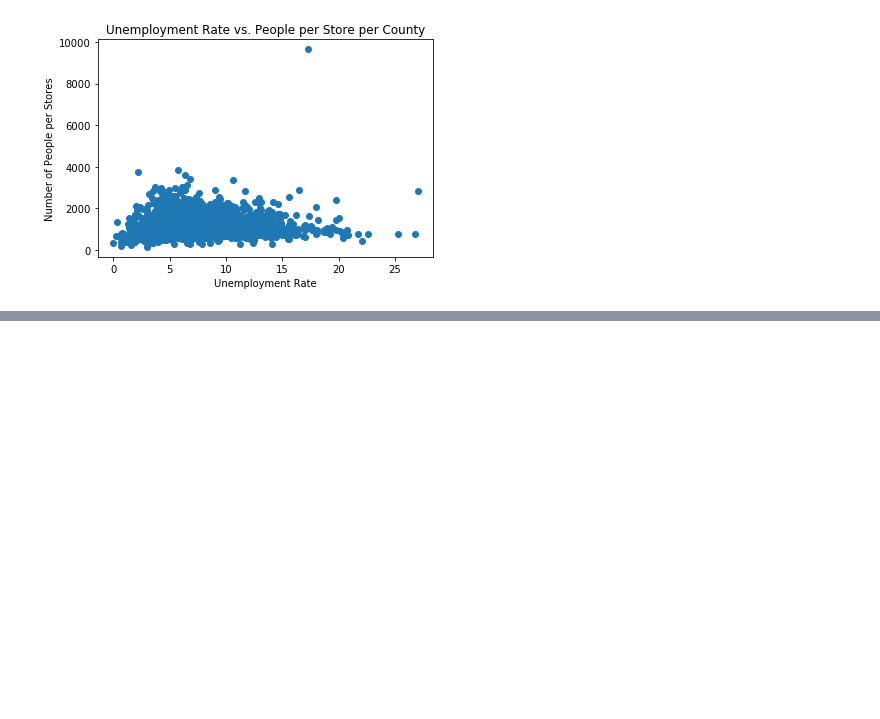
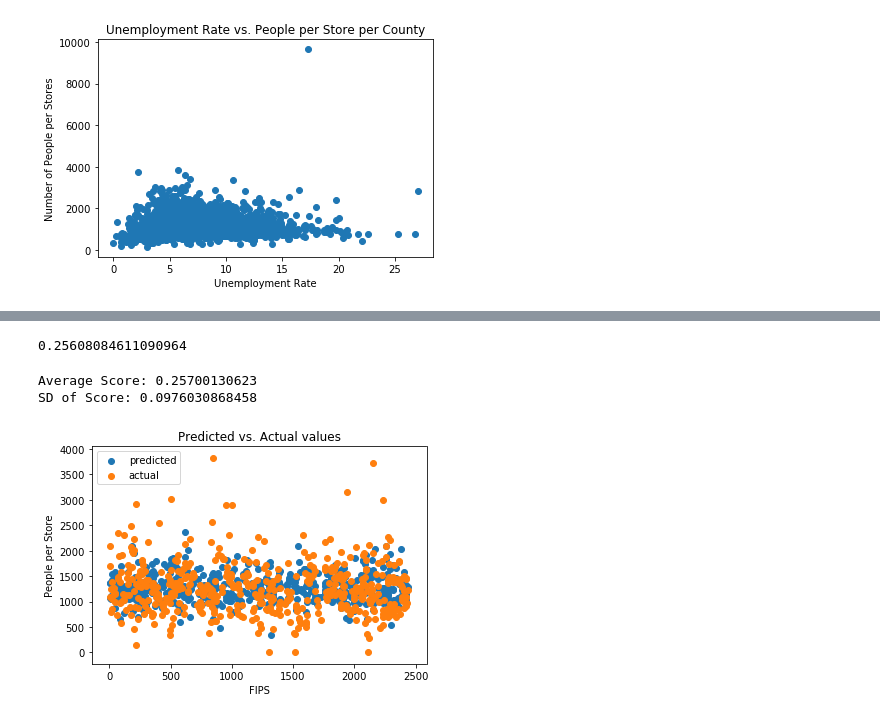
Before and after one commit to ravis773/food-desert-income-analysis, a Jupyter notebook: analysis.ipynb, the cells around one changed output, grey strips where cells are left out. Cells and saved outputs as stored; diff of their text form; code cells hidden in the pictures; blank space fills up the shorter version.

Commit message:
create multiple regression model and conclusion

```diff
--- a/analysis.ipynb
+++ b/analysis.ipynb
@@ -45,0 +67,5 @@ There does not seem to be any connection between the unemployment rate and the n
+# %%
+# list of the value to predict, people per store
+y = data['Population'] / data['Total Stores']
+y = y.replace(float('inf'), value = 0)
+y.head()
@@ -45,0 +79,4 @@ There does not seem to be any connection between the unemployment rate and the n
+# %%
+# divide up data into train and test sets
+X_train, X_test, y_train, y_test = train_test_split(X, y, test_size=0.2)
+print(X_train.shape, X_test.shape, y_train.shape, y_test.shape)
@@ -45,0 +85,4 @@ There does not seem to be any connection between the unemployment rate and the n
+# %%
+# create multiple regression model
+clf = ensemble.GradientBoostingRegressor(learning_rate=.05)
+clf.fit(X_train, y_train)
@@ -45,0 +97,24 @@ There does not seem to be any connection between the unemployment rate and the n
+# %%
+clf.score(X_test, y_test)
+# %% [output]
+0.25608084611090964
+# %%
+# cross validation score
+scores = cross_val_score(clf, X, y, cv=10)
+print('Average Score:', np.mean(scores))
+print('SD of Score:', np.std(scores))
+# %% [output]
+Average Score: 0.25700130623
+SD of Score: 0.0976030868458
+# %%
+predictions = clf.predict(X_test)
+# %%
+plt.scatter(X_test.index, predictions, label='predicted')
+plt.scatter(X_test.index, y_test, label='actual')
+plt.title("Predicted vs. Actual values")
+plt.xlabel("FIPS")
+plt.ylabel("People per Store")
+plt.legend()
+plt.show()
+# %% [output]
+[figure, added]
```
Also changed, not shown: parts of 12 cells of this notebook, 1 other file.
